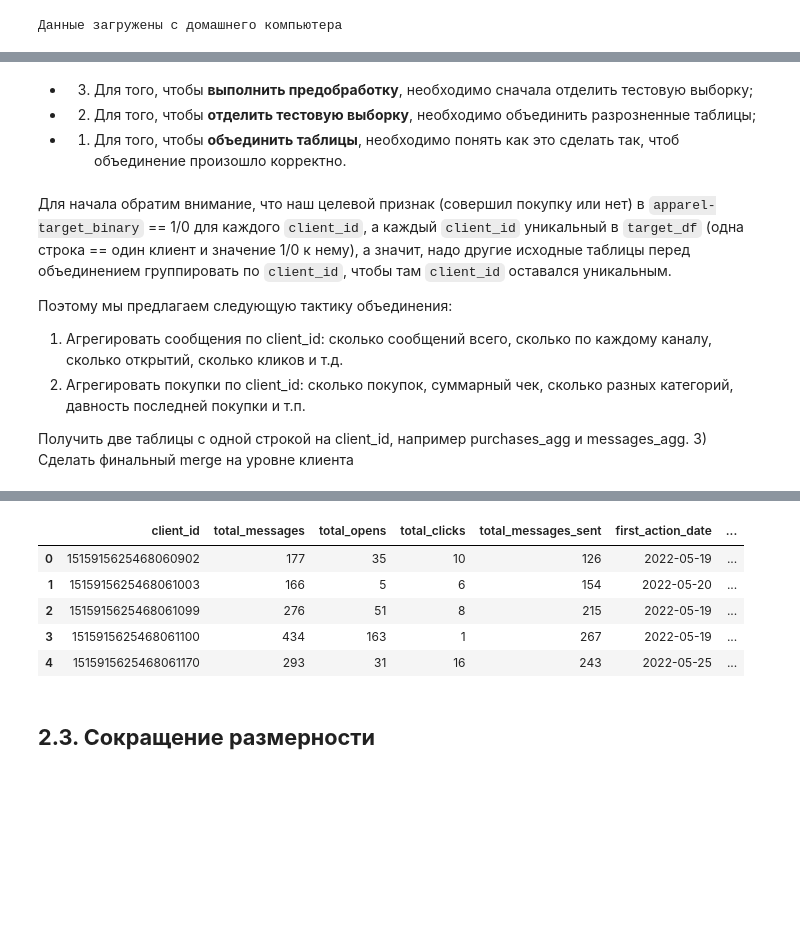
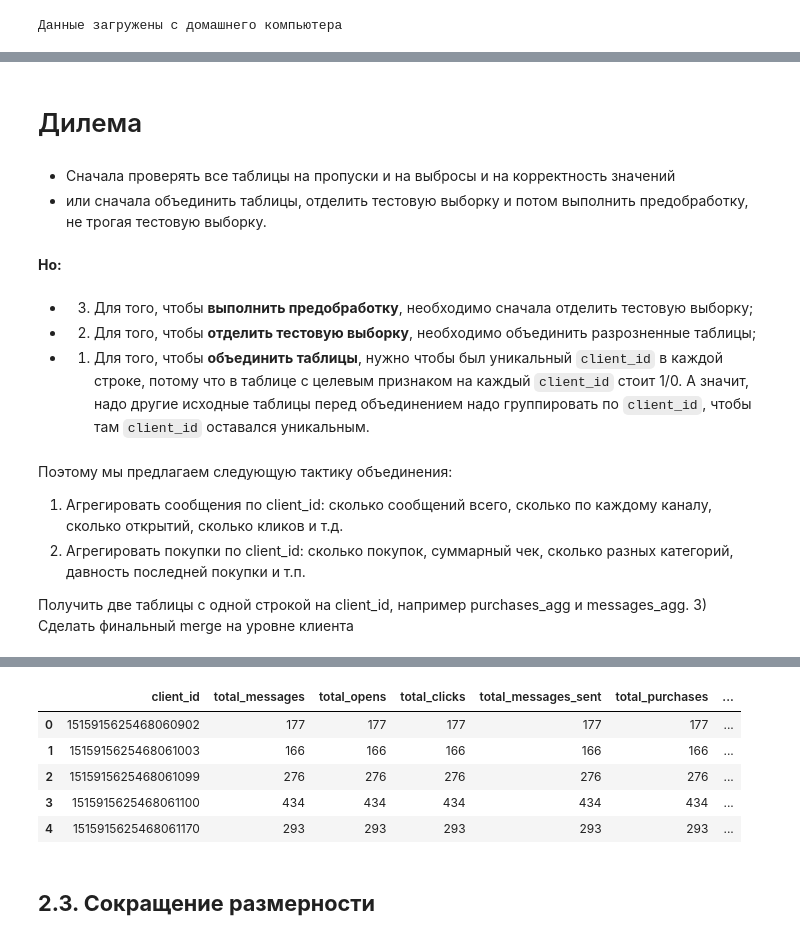
Before and after one commit to azarovdimka/Data_Science, a Jupyter notebook: Machine_Learning/Маркетинг/Маркетинг.ipynb, the cells around one changed output, grey strips where cells are left out. Cells and saved outputs as stored; diff of their text form; code cells hidden in the pictures; blank space fills up the shorter version.

Commit message:
сгруппировал таблицы

```diff
--- a/Machine_Learning/Маркетинг/Маркетинг.ipynb
+++ b/Machine_Learning/Маркетинг/Маркетинг.ipynb
@@ -220,13 +220,18 @@ for df in df_list:
 | 14258 | 2022-08-09 | 3401 | 0 | 0 | 0 | 20 | 0 | ... |
 | 80347 | 2023-07-07 | 7231 | 1 | 0 | 0 | 0 | 0 | ... |
 | 120572 | 2024-04-03 | 13372 | 0 | 0 | 0 | 1 | 0 | ... |
+# %% [markdown]
+# Дилема
+# %% [markdown]
+- Сначала проверять все таблицы на пропуски и на выбросы и на корректность значений
+- или сначала объединить таблицы, отделить тестовую выборку и потом выполнить предобработку, не трогая тестовую выборку.
+# %% [markdown]
+**Но:**
 # %% [markdown]
 - 3) Для того, чтобы **выполнить предобработку**, необходимо сначала отделить тестовую выборку;
 - 2) Для того, чтобы  **отделить тестовую выборку**, необходимо объединить разрозненные таблицы;
-- 1) Для того, чтобы  **объединить таблицы**, необходимо понять как это сделать так, чтоб объединение произошло корректно.
+- 1) Для того, чтобы  **объединить таблицы**, нужно чтобы был уникальный `client_id` в каждой строке, потому что в таблице с целевым признаком на каждый `client_id` стоит 1/0. А значит, надо другие исходные таблицы перед объединением надо группировать по `client_id`, чтобы там `client_id` оставался уникальным.
 # %% [markdown]
-Для начала обратим внимание, что наш целевой признак (совершил покупку или нет) в `apparel-target_binary` == 1/0 для каждого `client_id`, а каждый `client_id` уникальный в `target_df` (одна строка == один клиент и значение 1/0 к нему), а значит, надо другие исходные таблицы перед объединением группировать по `client_id`, чтобы там `client_id` оставался уникальным.
-
 Поэтому мы предлагаем следующую тактику объединения:
 1) Агрегировать сообщения по client_id: сколько сообщений всего, сколько по каждому каналу, сколько открытий, сколько кликов и т.д.
 2) Агрегировать покупки по client_id: сколько покупок, суммарный чек, сколько разных категорий, давность последней покупки и т.п.
@@ -236,60 +241,61 @@ for df in df_list:
 # %%
 messages_agg = messages_df.groupby('client_id').agg(
     total_messages=('message_id', 'count'),
-    total_opens=('event', lambda x: (x == 'open').sum()),
-    total_clicks=('event', lambda x: (x == 'click').sum()),
-    total_messages_sent=('event', lambda x: (x == 'send').sum()),
-    total_purchases=('event', lambda x: (x == 'purchase').sum()),
+    total_opens=('event', 'count'),
+    total_clicks=('event', 'count'),
+    total_messages_sent=('event', 'count'),
+    total_purchases=('event', 'count'),
+    top_channel=('channel', lambda x: x.value_counts().index[0]),
 
     first_action_date=('date', 'min'),
     last_action_date=('date', 'max'),
 
-    first_send_date=('date', lambda x: (x == 'send').min()),
-    first_purchase_date=('date', lambda x: (x == 'purchase').min()),
-    first_click_date=('date', lambda x: (x == 'click').min()),
-    first_open_date=('date', lambda x: (x == 'open').min()),
-    first_unsubscribe_date=('date', lambda x: (x == 'unsubscribe').min()),
-    first_hbq_spam_date=('date', lambda x: (x == 'hbq_spam').min()),
-    first_complain_date=('date', lambda x: (x == 'complain').min()),
+    first_send_date=('date', 'min'),
+    first_purchase_date=('date', 'min'),
+    first_click_date=('date', 'min'),
+    first_open_date=('date', 'min'),
+    first_unsubscribe_date=('date', 'min'),
+    first_hbq_spam_date=('date', 'min'),
+    first_complain_date=('date', 'min'),
 
 
-    last_purchase_date=('date', lambda x: (x == 'purchase').max()),
-    last_click_date=('date', lambda x: (x == 'click').max()),
-    last_open_date=('date', lambda x: (x == 'open').max()),
-    last_send_date=('date', lambda x: (x == 'send').max()),
-    last_unsubscribe_date=('date', lambda x: (x == 'unsubscribe').max()),
-    last_hbq_spam_date=('date', lambda x: (x == 'hbq_spam').max()),
-    last_complain_date=('date', lambda x: (x == 'complain').max()),
+    last_purchase_date=('date', 'max'),
+    last_click_date=('date', 'max'),
+    last_open_date=('date', 'max'),
+    last_send_date=('date', 'max'),
+    last_unsubscribe_date=('date', 'max'),
+    last_hbq_spam_date=('date', 'max'),
+    last_complain_date=('date', 'max'),
 
 ).reset_index()
 
 purchases_agg = purchases_df.groupby('client_id').agg(
     total_purchases=('quantity', 'sum'),
     total_amount=('price', 'sum'),
     avg_purchase_amount=('price', 'mean'),
     total_categories=('category_ids', 'nunique'),
     first_purchase_date=('date', 'min'),
     last_purchase_date=('date', 'max')
 ).reset_index()
 
 
 
 
 display(purchases_agg.head())
 display(messages_agg.head())
 # %% [output]
 |  | client_id | total_purchases | total_amount | avg_purchase_amount | total_categories | first_purchase_date | ... |
 | 0 | 1515915625468060902 | 7 | 6993.000 | 999.000 | 5 | 2022-05-27 | ... |
 | 1 | 1515915625468061003 | 7 | 16235.000 | 2319.286 | 1 | 2023-01-04 | ... |
 | 2 | 1515915625468061099 | 1 | 299.000 | 299.000 | 1 | 2022-05-17 | ... |
 | 3 | 1515915625468061100 | 2 | 2098.000 | 1049.000 | 1 | 2024-02-10 | ... |
 | 4 | 1515915625468061170 | 19 | 33601.000 | 1768.474 | 4 | 2023-03-26 | ... |
-|  | client_id | total_messages | total_opens | total_clicks | total_messages_sent | first_action_date | ... |
-| 0 | 1515915625468060902 | 177 | 35 | 10 | 126 | 2022-05-19 | ... |
-| 1 | 1515915625468061003 | 166 | 5 | 6 | 154 | 2022-05-20 | ... |
-| 2 | 1515915625468061099 | 276 | 51 | 8 | 215 | 2022-05-19 | ... |
-| 3 | 1515915625468061100 | 434 | 163 | 1 | 267 | 2022-05-19 | ... |
-| 4 | 1515915625468061170 | 293 | 31 | 16 | 243 | 2022-05-25 | ... |
+|  | client_id | total_messages | total_opens | total_clicks | total_messages_sent | total_purchases | ... |
+| 0 | 1515915625468060902 | 177 | 177 | 177 | 177 | 177 | ... |
+| 1 | 1515915625468061003 | 166 | 166 | 166 | 166 | 166 | ... |
+| 2 | 1515915625468061099 | 276 | 276 | 276 | 276 | 276 | ... |
+| 3 | 1515915625468061100 | 434 | 434 | 434 | 434 | 434 | ... |
+| 4 | 1515915625468061170 | 293 | 293 | 293 | 293 | 293 | ... |
 # %%
 purchases_agg
 # %%
```
Also changed, not shown: parts of 1 cell of this notebook.
